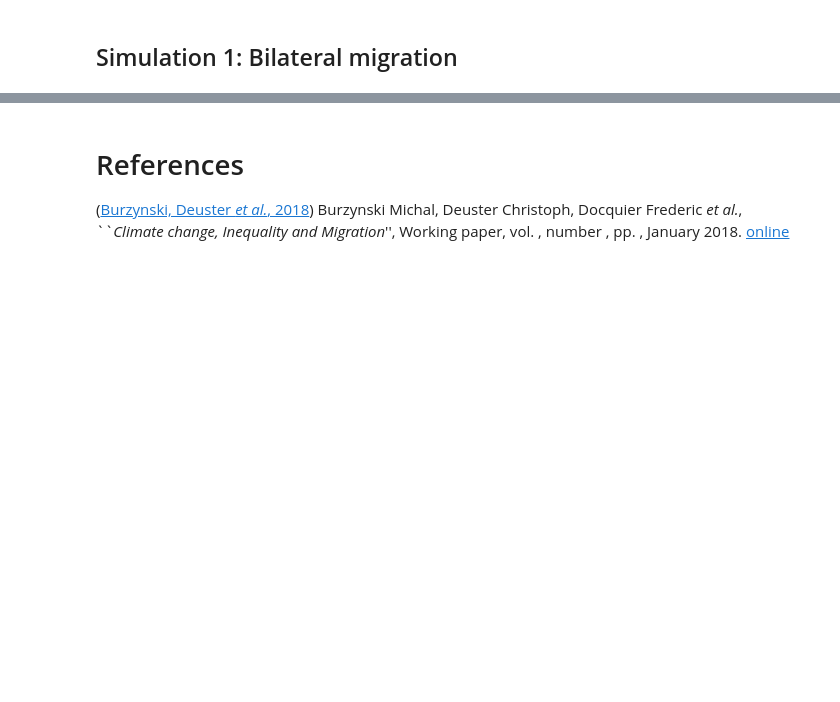
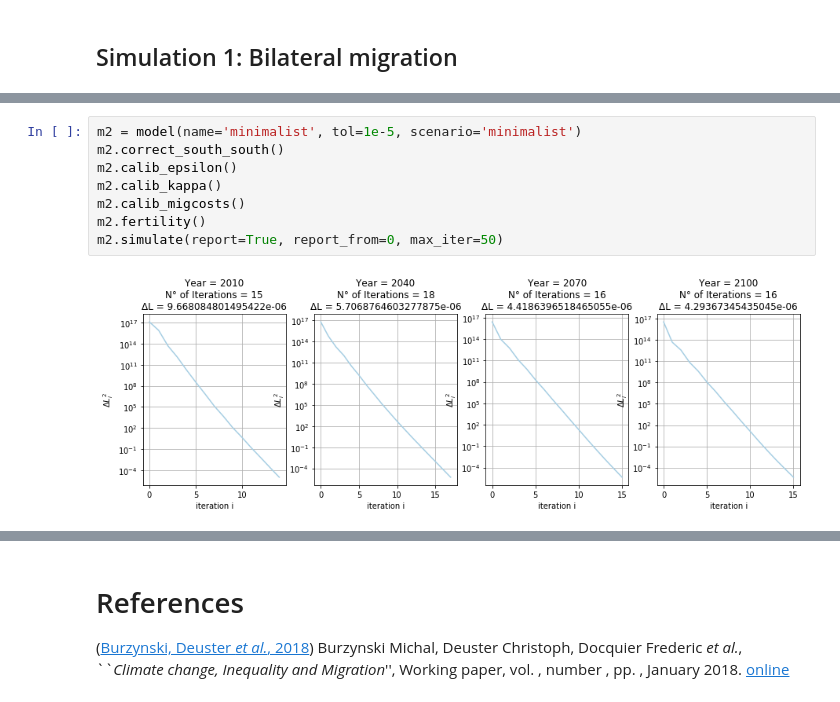
Before and after one commit to hscheewel/GeographyOfClimateMigration, a Jupyter notebook: Model.ipynb, the cells around one changed output, grey strips where cells are left out. Drawn from its saved outputs; the diff is of its cells as text; blank space fills up the shorter version.

```diff
--- a/Model.ipynb
+++ b/Model.ipynb
@@ -1135,0 +827,10 @@ plot_scatters(size=10)
+# %%
+m2 = model(name='minimalist', tol=1e-5, scenario='minimalist')
+m2.correct_south_south()
+m2.calib_epsilon()
+m2.calib_kappa()
+m2.calib_migcosts()
+m2.fertility()
+m2.simulate(report=True, report_from=0, max_iter=50)
+# %% [output]
+[figure, added]
```
Also changed, not shown: parts of 43 cells of this notebook.
